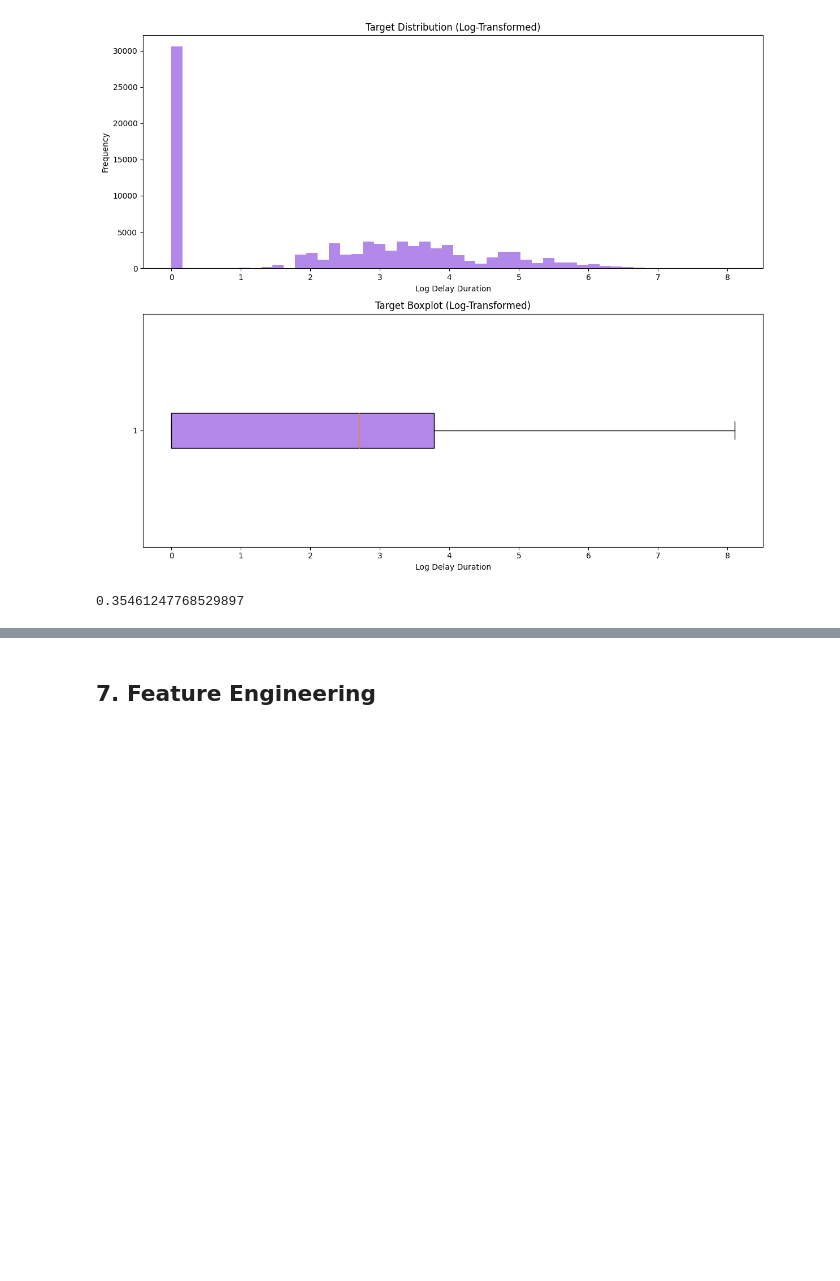
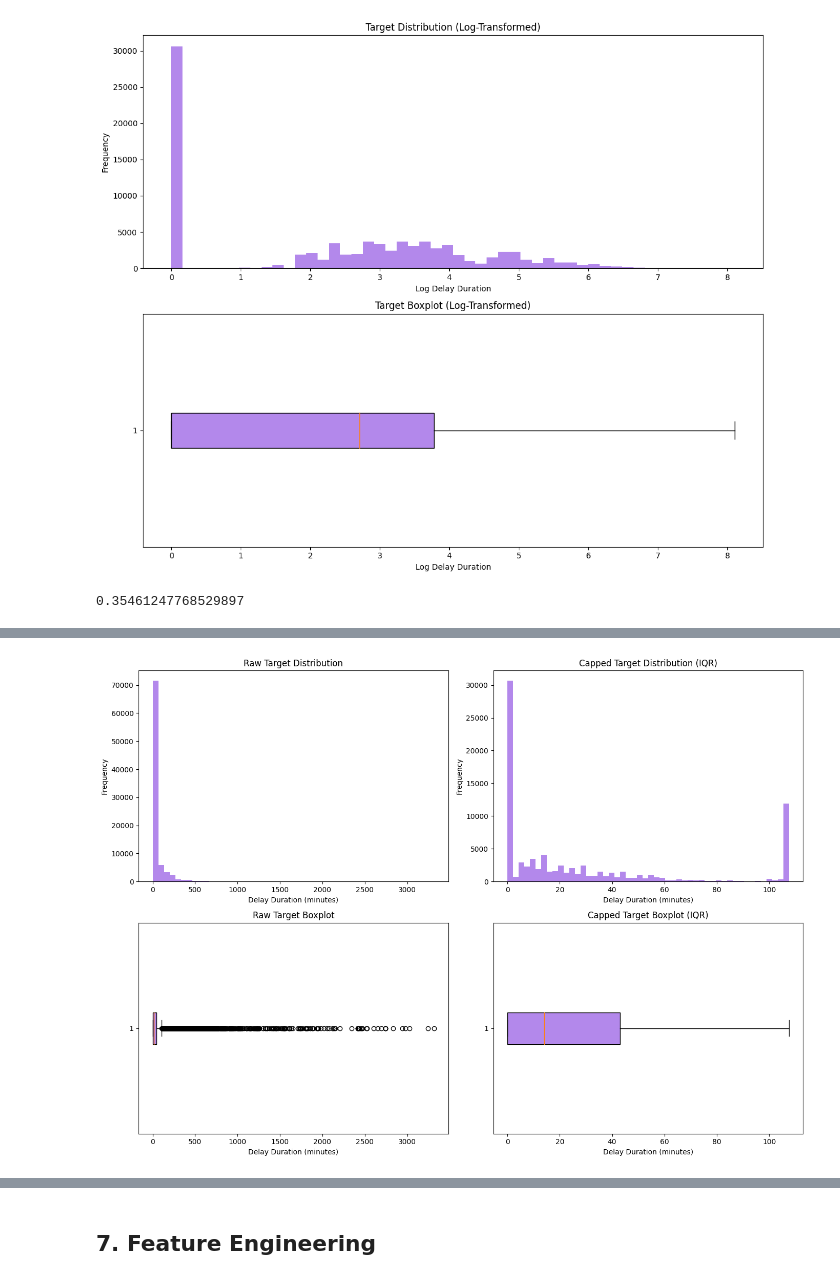
Before and after one commit to Johannes-Kutsch/flight-delay-prediction-challenge, a Jupyter notebook: Notebooks_Personal/Nazila.ipynb, the cells around one changed output, grey strips where cells are left out. Cells and saved outputs as stored; diff of their text form; code cells hidden in the pictures; blank space fills up the shorter version.

Commit message:
Refine regression models with target preprocessing and hurdle setup

```diff
--- a/Notebooks_Personal/Nazila.ipynb
+++ b/Notebooks_Personal/Nazila.ipynb
@@ -2972,0 +2975,81 @@ plt.show()
+# %%
+# ============================================================
+# 6.3 Outlier Capping of Target Variable (EDA)
+# ============================================================
+
+import numpy as np
+import matplotlib.pyplot as plt
+
+# ------------------------------------------------------------
+# Apply IQR-based capping to raw target (EDA only)
+# ------------------------------------------------------------
+
+capper = IQRCapper(k=1.5)
+
+# Fit on training EDA target
+target_capped = capper.fit_transform(
+    train_df_eda[["target"]]
+)
+
+train_df_eda["target_capped"] = target_capped["target"]
+
+# ------------------------------------------------------------
+# Summary statistics (before vs after capping)
+# ------------------------------------------------------------
+
+summary_df = pd.DataFrame({
+    "raw_target": train_df_eda["target"].describe(),
+    "capped_target": train_df_eda["target_capped"].describe()
+})
+
+display(summary_df)
+
+# ------------------------------------------------------------
+# Visual comparison of distributions
+# ------------------------------------------------------------
+
+fig, axes = plt.subplots(2, 2, figsize=(14, 10))
+
+# Raw target histogram
+axes[0, 0].hist(
+    train_df_eda["target"],
+    bins=50,
+    color="#B388EB"
+)
+axes[0, 0].set_title("Raw Target Distribution")
+axes[0, 0].set_xlabel("Delay Duration (minutes)")
+axes[0, 0].set_ylabel("Frequency")
+
+# Capped target histogram
+axes[0, 1].hist(
+    train_df_eda["target_capped"],
+    bins=50,
+    color="#B388EB"
+)
+axes[0, 1].set_title("Capped Target Distribution (IQR)")
+axes[0, 1].set_xlabel("Delay Duration (minutes)")
+axes[0, 1].set_ylabel("Frequency")
+
+# Raw target boxplot
+axes[1, 0].boxplot(
+    train_df_eda["target"],
+    vert=False,
+    patch_artist=True,
+    boxprops=dict(facecolor="#B388EB")
+)
+axes[1, 0].set_title("Raw Target Boxplot")
+axes[1, 0].set_xlabel("Delay Duration (minutes)")
+
+# Capped target boxplot
+axes[1, 1].boxplot(
+    train_df_eda["target_capped"],
+    vert=False,
+    patch_artist=True,
+    boxprops=dict(facecolor="#B388EB")
+)
+axes[1, 1].set_title("Capped Target Boxplot (IQR)")
+axes[1, 1].set_xlabel("Delay Duration (minutes)")
+
+plt.tight_layout()
+plt.show()
+# %% [output]
@@ -2972,0 +3065 @@ plt.show()
+[figure, added]
```
Also changed, not shown: parts of 41 cells of this notebook.
